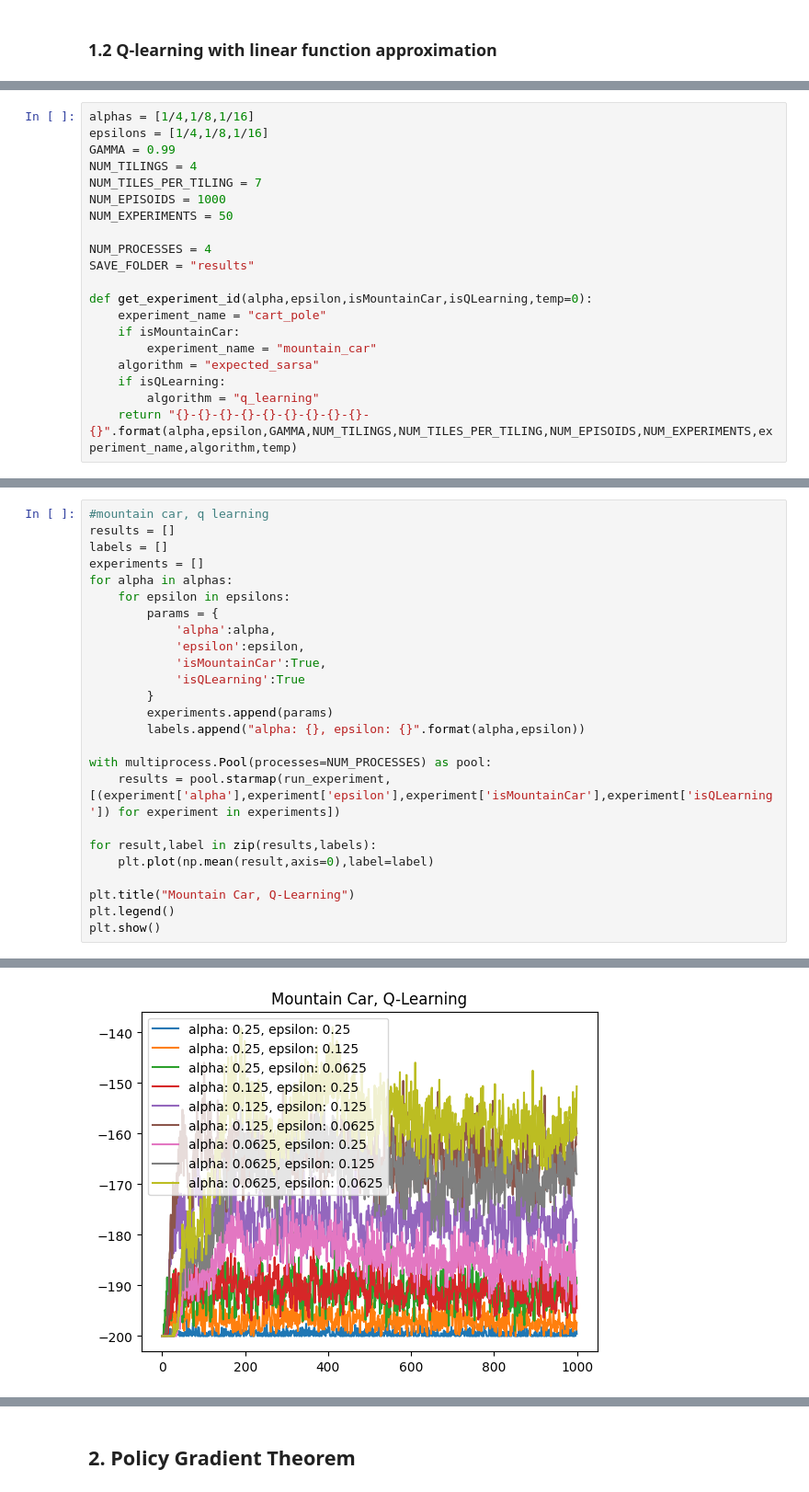
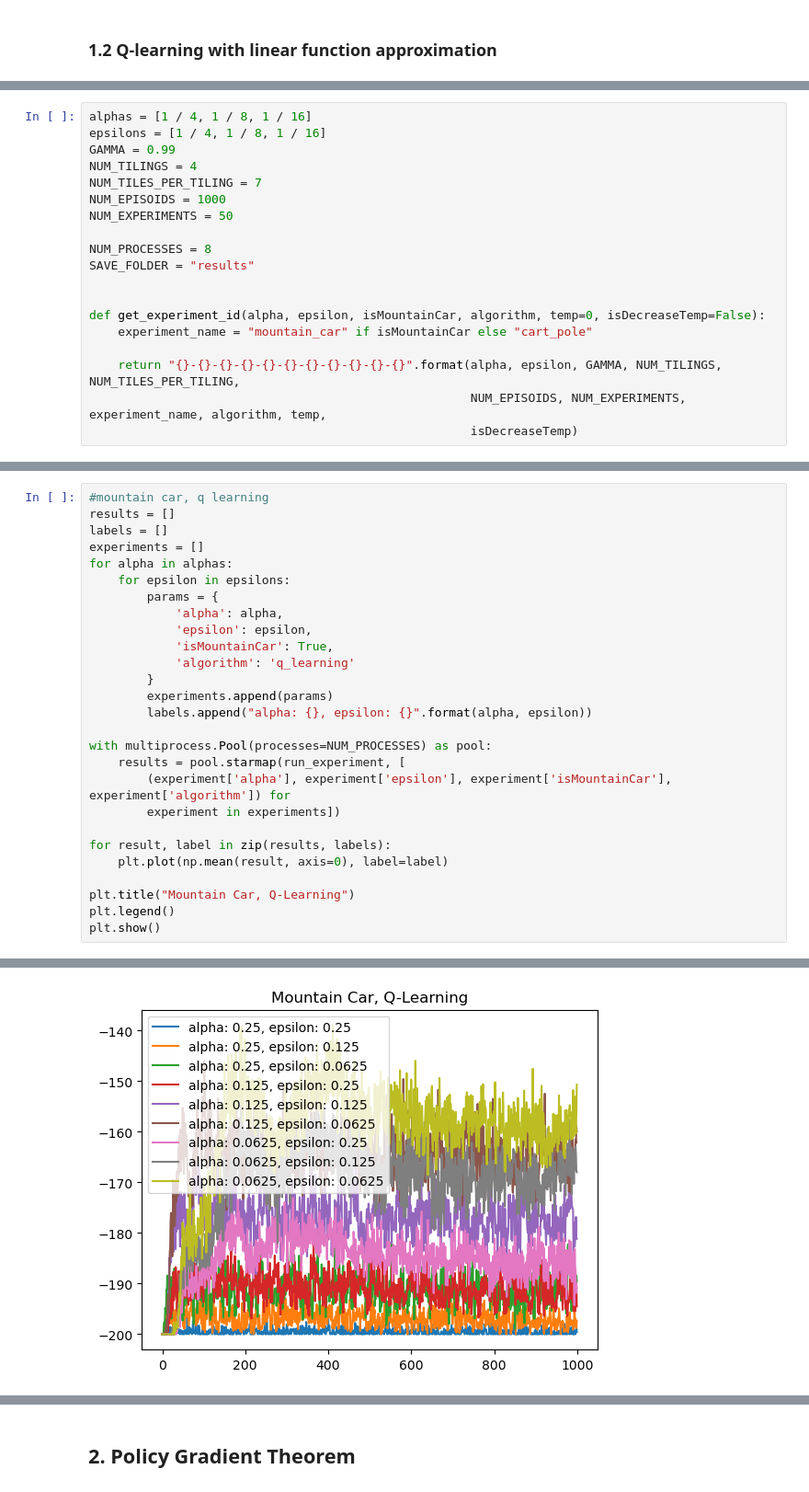
Before and after one commit to ryanreszetnik/COMP579, a Jupyter notebook: A3/COMP579_Assignment3.ipynb, the cells around one changed output, grey strips where cells are left out. Shown: that part at 92% size. Saved outputs shown, nothing was run; the diff lists cells and outputs as text.

```diff
--- a/A3/COMP579_Assignment3.ipynb
+++ b/A3/COMP579_Assignment3.ipynb
@@ -182,23 +202,22 @@ def run_experiments(agent,env,num_episodes,num_experiments,experiment_id):
         print("Finished experiment", k, "on experiment", experiment_id)
     return np.array(rewards)
 # %%
-alphas = [1/4,1/8,1/16]
-epsilons = [1/4,1/8,1/16]
+alphas = [1 / 4, 1 / 8, 1 / 16]
+epsilons = [1 / 4, 1 / 8, 1 / 16]
 GAMMA = 0.99
 NUM_TILINGS = 4
 NUM_TILES_PER_TILING = 7
 NUM_EPISOIDS = 1000
 NUM_EXPERIMENTS = 50
 
-NUM_PROCESSES = 4
+NUM_PROCESSES = 8
 SAVE_FOLDER = "results"
 
-def get_experiment_id(alpha,epsilon,isMountainCar,isQLearning,temp=0):
-    experiment_name = "cart_pole"
-    if isMountainCar:
-        experiment_name = "mountain_car"
-    algorithm = "expected_sarsa"
-    if isQLearning:
-        algorithm = "q_learning"
-    return "{}-{}-{}-{}-{}-{}-{}-{}-{}-{}".format(alpha,epsilon,GAMMA,NUM_TILINGS,NUM_TILES_PER_TILING,NUM_EPISOIDS,NUM_EXPERIMENTS,experiment_name,algorithm,temp)
+
+def get_experiment_id(alpha, epsilon, isMountainCar, algorithm, temp=0, isDecreaseTemp=False):
+    experiment_name = "mountain_car" if isMountainCar else "cart_pole"
+
+    return "{}-{}-{}-{}-{}-{}-{}-{}-{}-{}-{}".format(alpha, epsilon, GAMMA, NUM_TILINGS, NUM_TILES_PER_TILING,
+                                                     NUM_EPISOIDS, NUM_EXPERIMENTS, experiment_name, algorithm, temp,
+                                                     isDecreaseTemp)
 # %%
@@ -235,19 +254,21 @@ experiments = []
 for alpha in alphas:
     for epsilon in epsilons:
         params = {
-            'alpha':alpha,
-            'epsilon':epsilon,
-            'isMountainCar':True,
-            'isQLearning':True
+            'alpha': alpha,
+            'epsilon': epsilon,
+            'isMountainCar': True,
+            'algorithm': 'q_learning'
         }
         experiments.append(params)
-        labels.append("alpha: {}, epsilon: {}".format(alpha,epsilon))
+        labels.append("alpha: {}, epsilon: {}".format(alpha, epsilon))
 
 with multiprocess.Pool(processes=NUM_PROCESSES) as pool:
-    results = pool.starmap(run_experiment, [(experiment['alpha'],experiment['epsilon'],experiment['isMountainCar'],experiment['isQLearning']) for experiment in experiments])
+    results = pool.starmap(run_experiment, [
+        (experiment['alpha'], experiment['epsilon'], experiment['isMountainCar'], experiment['algorithm']) for
+        experiment in experiments])
 
-for result,label in zip(results,labels):
-    plt.plot(np.mean(result,axis=0),label=label)
+for result, label in zip(results, labels):
+    plt.plot(np.mean(result, axis=0), label=label)
 
 plt.title("Mountain Car, Q-Learning")
 plt.legend()
@@ -265,4 +286,4 @@ Loaded experiment 0.0625-0.0625-0.99-4-7-1000-50-mountain_car-q_learning-0
-[figure, old version]
+[figure, new version]
 # %%
 #mountain car, expected sarsa
 results = []
```
Also changed, not shown: parts of 29 cells of this notebook, 36 other files.
